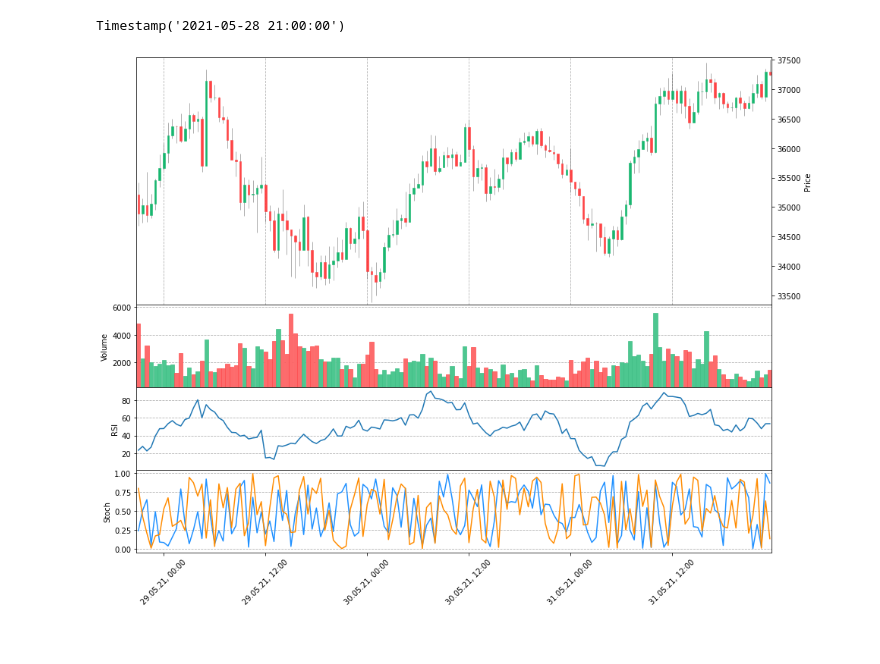
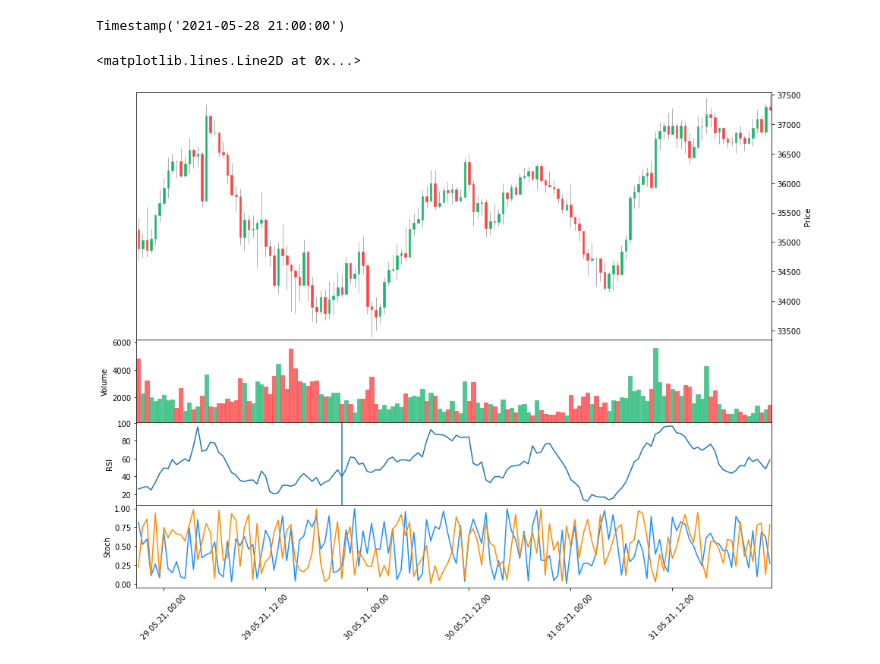
Before and after one commit to richardgaus/crypto-trading-bot, a Jupyter notebook: notebooks/0.5-rg-first_strategy.ipynb, the cells around one changed output. Cells and saved outputs as stored; diff of their text form; code cells hidden in the pictures.

```diff
--- a/notebooks/0.5-rg-first_strategy.ipynb
+++ b/notebooks/0.5-rg-first_strategy.ipynb
@@ -21,7 +21,7 @@ for index, row in btcusdt.iterrows():
     rsi_cur = rsi(
         ohlc=btcusdt[:index],
         period=14,
-
+        column='low'
     )
     rsi_list.append(rsi_cur)
 
@@ -42,7 +42,41 @@ end_time = btcusdt.index[-1]
 start_time
 # %% [output]
 Timestamp('2021-05-28 21:00:00')
-# %%
-results.plot(start_time, end_time)
-# %% [output]
-[figure, removed]
+# %%
+import mplfinance as mpf
+import matplotlib as mpl
+
+fin_data = btcusdt[start_time:end_time]
+
+fig, axes = mpl.pyplot.subplots(
+    4, 1,
+    figsize=(15, 12),
+    gridspec_kw={'height_ratios': [3, 1, 1, 1], 'hspace': 0},
+    sharex=True
+)
+
+# OHLC candlesticks
+mpf.plot(
+    fin_data,
+    ax=axes[0],
+    volume=axes[1],
+    style='yahoo',
+    type='candle',
+    show_nontrading=True,
+    tight_layout=True
+)
+# RSI
+axes[2].plot(fin_data.index, fin_data['rsi'])
+axes[2].set_ylabel('RSI')
+# Stochastic RSI
+axes[3].plot(fin_data.index, fin_data['stoch_k'], color='dodgerblue')
+axes[3].plot(fin_data.index, fin_data['stoch_d'], color='darkorange')
+axes[3].set_ylabel('Stoch')
+
+axes[3].xaxis.set_major_formatter(mpl.dates.DateFormatter('%d.%m.%y, %H:%M'))
+axes[3].tick_params(axis='x', rotation=45)
+
+axes[2].axvline(mpl.dates.date2num(start_time)+1)
+# %% [output]
+<matplotlib.lines.Line2D at 0x...>
+[figure, added]
```
Also changed, not shown: parts of 3 cells of this notebook.
